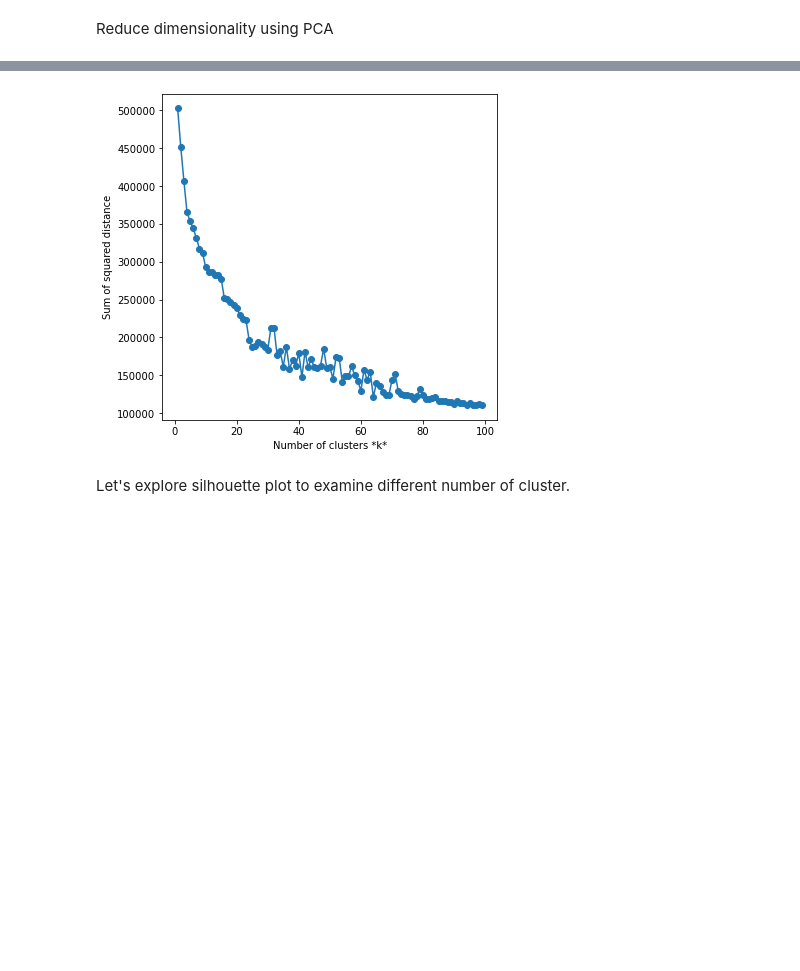
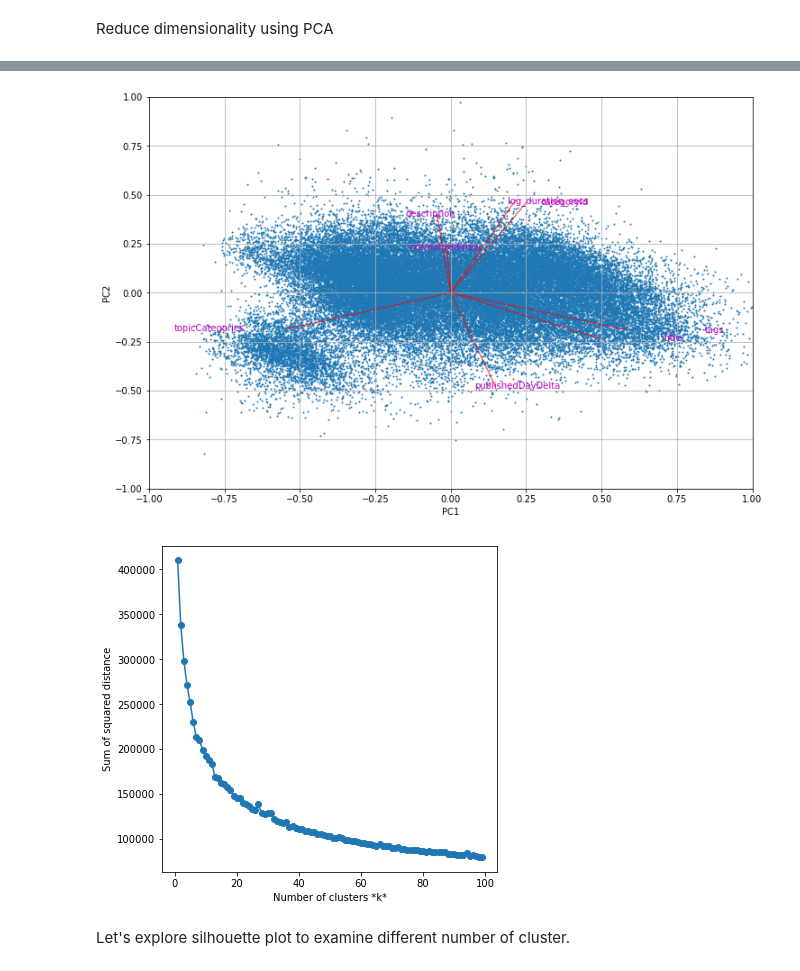
Before and after one commit to ajinkyabhanudas/SIADS696, a Jupyter notebook: EDA_Poom.ipynb, the cells around one changed output, grey strips where cells are left out. Cells and saved outputs as stored; diff of their text form; code cells hidden in the pictures; blank space fills up the shorter version.

```diff
--- a/EDA_Poom.ipynb
+++ b/EDA_Poom.ipynb
@@ -353,3 +351,12 @@ biplot(score,coeff, maxdim=12, labels=labels)
+# %%
+#biplot normalizedView
+score_pca = PCA(n_components=2)
+score = score_pca.fit_transform(scale_norm_view_vec)
+labels = norm_view_vec.columns
+coeff = np.transpose(score_pca.components_)
+biplot(score,coeff, maxdim=12, labels=labels)
+# %% [output]
+[figure, added]
 # %%
 # Let's explore the clustering of word embadding vector using K-Means
 # first let's find optimal number of cluster using elbow methods
@@ -362,7 +369,7 @@ biplot(score,coeff, maxdim=12, labels=labels)
 sse=[] # sum of square error
 list_k = list(range(1, 100))
 
-X = scale_df
+X = scale_norm_view_vec
 for k in list_k:
     km = MiniBatchKMeans(n_clusters=k, init='k-means++', max_iter=300, random_state=0, batch_size=2048)
     km.fit(X)
@@ -373,7 +380,7 @@ plt.plot(list_k, sse, '-o')
 plt.xlabel(r'Number of clusters *k*')
 plt.ylabel('Sum of squared distance');
 # %% [output]
-[figure, old version]
+[figure, new version]
 # %% [markdown]
 Let's explore silhouette plot to examine different number of cluster.
 # %%
```
Also changed, not shown: parts of 14 cells of this notebook.
